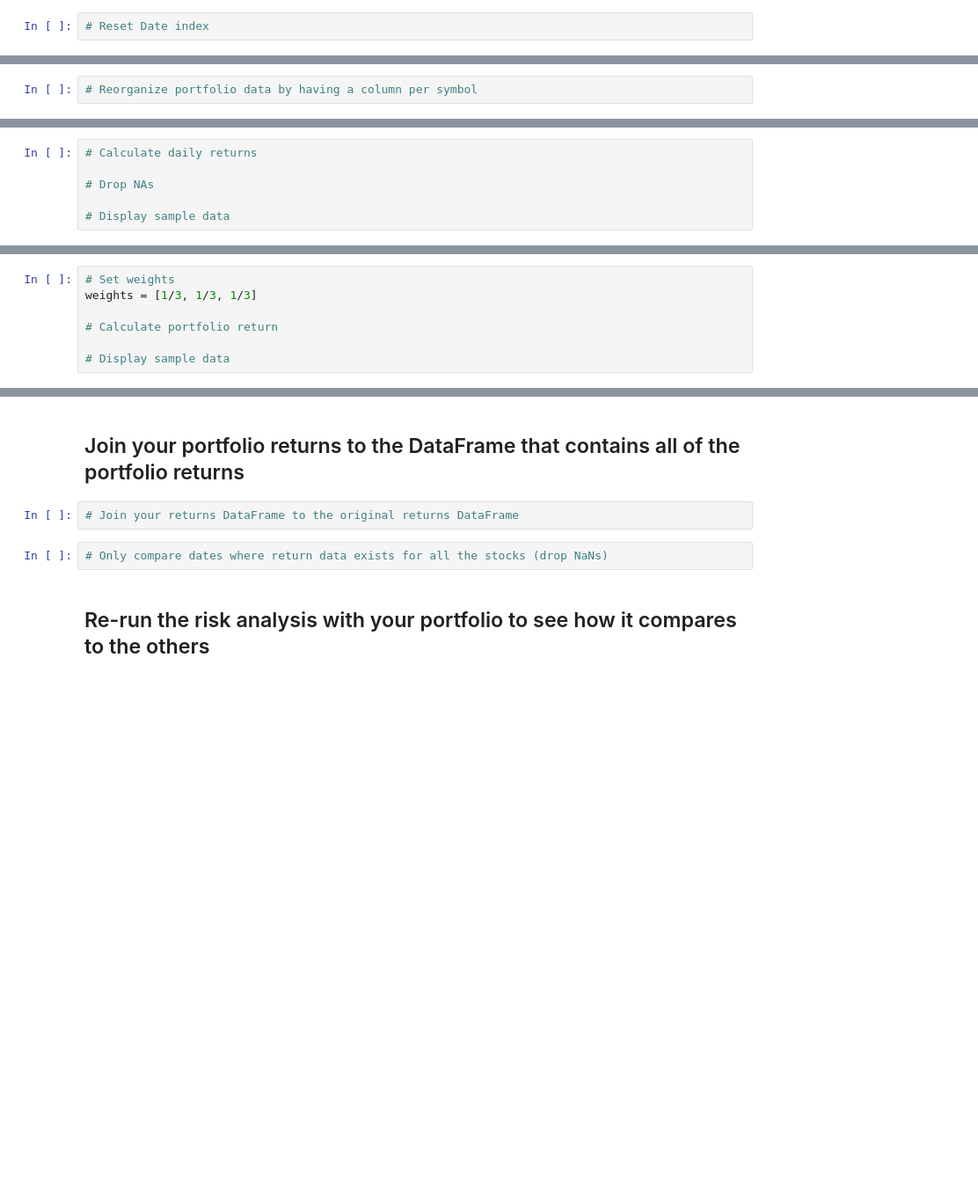
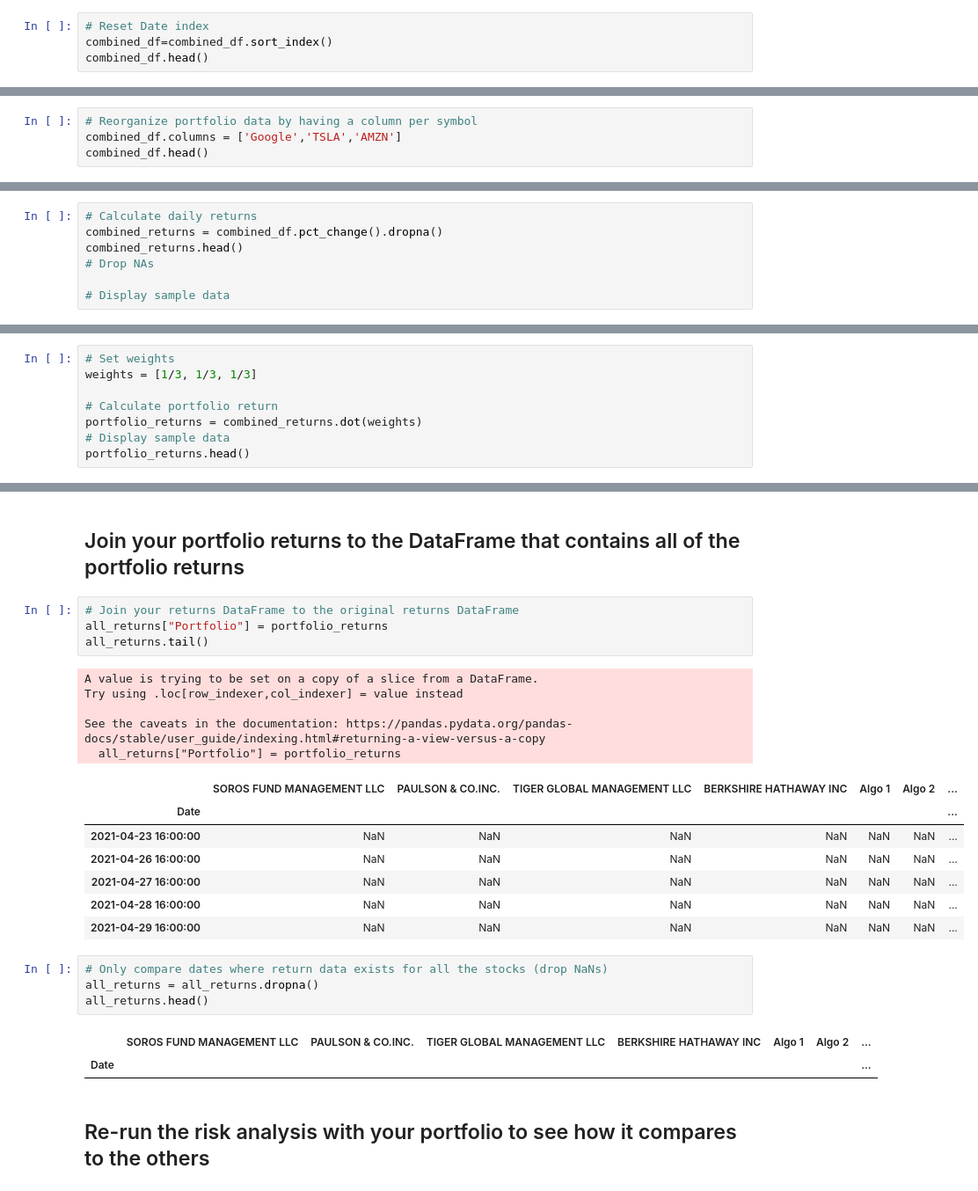
Before and after one commit to DanGodzich/algos_whales, a Jupyter notebook: whale_analysis.ipynb, the cells around one changed output, grey strips where cells are left out. Shown: that part at 88% size. Saved outputs shown, nothing was run; the diff lists cells and outputs as text; blank space fills up the shorter version.

Commit message:
Through my portfolio which was inconclusive

```diff
--- a/whale_analysis.ipynb
+++ b/whale_analysis.ipynb
@@ -432,2 +475,4 @@ For this demo solution, we fetch data from three companies listes in the S&P 500
 # %%
 # Reset Date index
+combined_df=combined_df.sort_index()
+combined_df.head()
@@ -434,2 +487,4 @@ For this demo solution, we fetch data from three companies listes in the S&P 500
 # %%
 # Reorganize portfolio data by having a column per symbol
+combined_df.columns = ['Google','TSLA','AMZN']
+combined_df.head()
@@ -436,6 +499,7 @@ For this demo solution, we fetch data from three companies listes in the S&P 500
 # %%
 # Calculate daily returns
-
+combined_returns = combined_df.pct_change().dropna()
+combined_returns.head()
 # Drop NAs
 
 # Display sample data
@@ -446,5 +518,6 @@ For this demo solution, we fetch data from three companies listes in the S&P 500
 weights = [1/3, 1/3, 1/3]
 
 # Calculate portfolio return
-
+portfolio_returns = combined_returns.dot(weights)
 # Display sample data
+portfolio_returns.head()
@@ -452,8 +533,28 @@ weights = [1/3, 1/3, 1/3]
 ## Join your portfolio returns to the DataFrame that contains all of the portfolio returns
 # %%
 # Join your returns DataFrame to the original returns DataFrame
+all_returns["Portfolio"] = portfolio_returns
+all_returns.tail()
+# %% [output]
+A value is trying to be set on a copy of a slice from a DataFrame.
+Try using .loc[row_indexer,col_indexer] = value instead
+
+See the caveats in the documentation: https://pandas.pydata.org/pandas-docs/stable/user_guide/indexing.html#returning-a-view-versus-a-copy
+  all_returns["Portfolio"] = portfolio_returns
+|  | SOROS FUND MANAGEMENT LLC | PAULSON & CO.INC. | TIGER GLOBAL MANAGEMENT LLC | BERKSHIRE HATHAWAY INC | Algo 1 | Algo 2 | ... |
+| Date |  |  |  |  |  |  | ... |
+| 2021-04-23 16:00:00 | NaN | NaN | NaN | NaN | NaN | NaN | ... |
+| 2021-04-26 16:00:00 | NaN | NaN | NaN | NaN | NaN | NaN | ... |
+| 2021-04-27 16:00:00 | NaN | NaN | NaN | NaN | NaN | NaN | ... |
+| 2021-04-28 16:00:00 | NaN | NaN | NaN | NaN | NaN | NaN | ... |
+| 2021-04-29 16:00:00 | NaN | NaN | NaN | NaN | NaN | NaN | ... |
 # %%
 # Only compare dates where return data exists for all the stocks (drop NaNs)
+all_returns = all_returns.dropna()
+all_returns.head()
+# %% [output]
+|  | SOROS FUND MANAGEMENT LLC | PAULSON & CO.INC. | TIGER GLOBAL MANAGEMENT LLC | BERKSHIRE HATHAWAY INC | Algo 1 | Algo 2 | ... |
+| Date |  |  |  |  |  |  | ... |
 # %% [markdown]
 ## Re-run the risk analysis with your portfolio to see how it compares to the others
 # %% [markdown]
```
Also changed, not shown: parts of 12 cells of this notebook, 3 other files.
